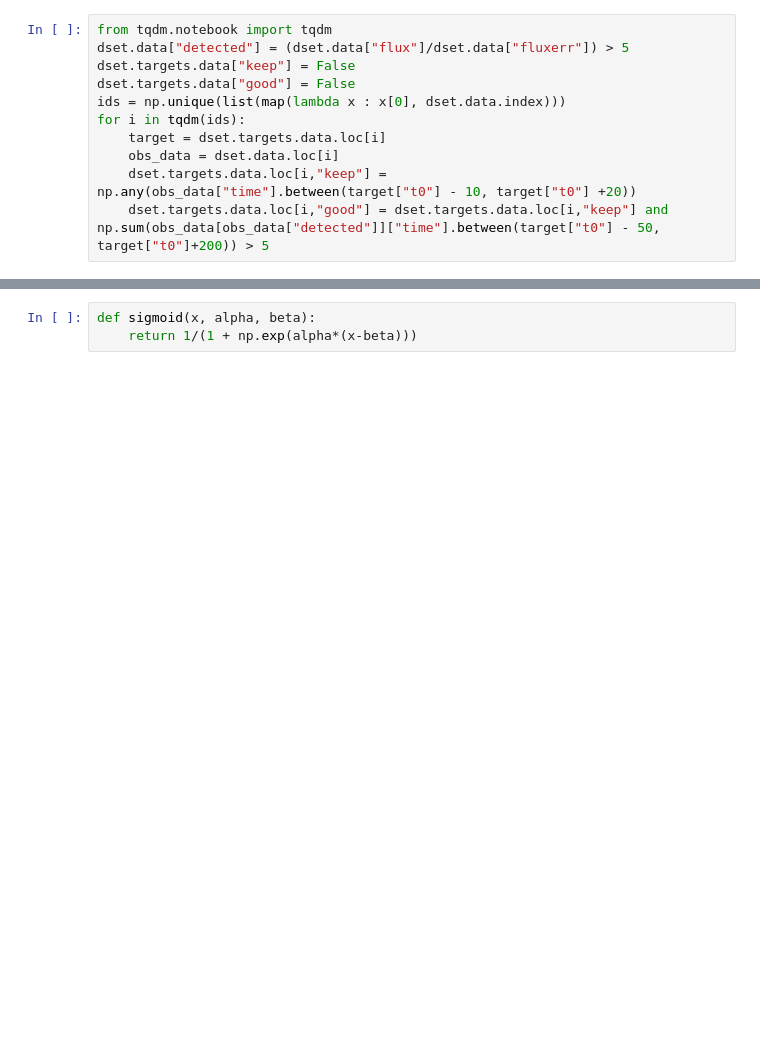
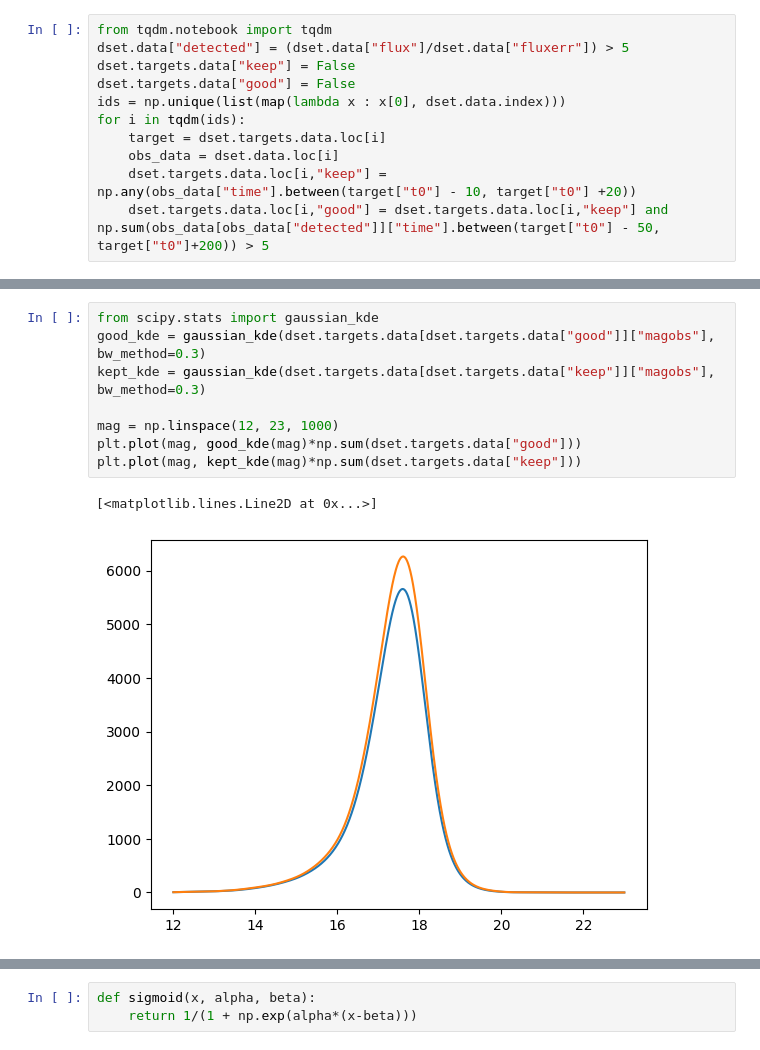
Before and after one commit to AntoineGillesLordet/Projet-LPNHE, a Jupyter notebook: tests.ipynb, the cells around one changed output, grey strips where cells are left out. Drawn from its saved outputs; the diff is of its cells as text; blank space fills up the shorter version.

```diff
--- a/tests.ipynb
+++ b/tests.ipynb
@@ -496,3 +476,14 @@ good,_,_=plt.hist(dset.targets.data[dset.targets.data["good"]]["magobs"], bins=b
+# %%
+from scipy.stats import gaussian_kde
+good_kde = gaussian_kde(dset.targets.data[dset.targets.data["good"]]["magobs"], bw_method=0.3)
+kept_kde = gaussian_kde(dset.targets.data[dset.targets.data["keep"]]["magobs"], bw_method=0.3)
+
+mag = np.linspace(12, 23, 1000)
+plt.plot(mag, good_kde(mag)*np.sum(dset.targets.data["good"]))
+plt.plot(mag, kept_kde(mag)*np.sum(dset.targets.data["keep"]))
+# %% [output]
+[<matplotlib.lines.Line2D at 0x...>]
+[figure, added]
 # %%
 mid = (bins[:-1] + bins[1:])/2
 mid[kept > 0][[0,-1]]
```
Also changed, not shown: parts of 59 cells of this notebook.
